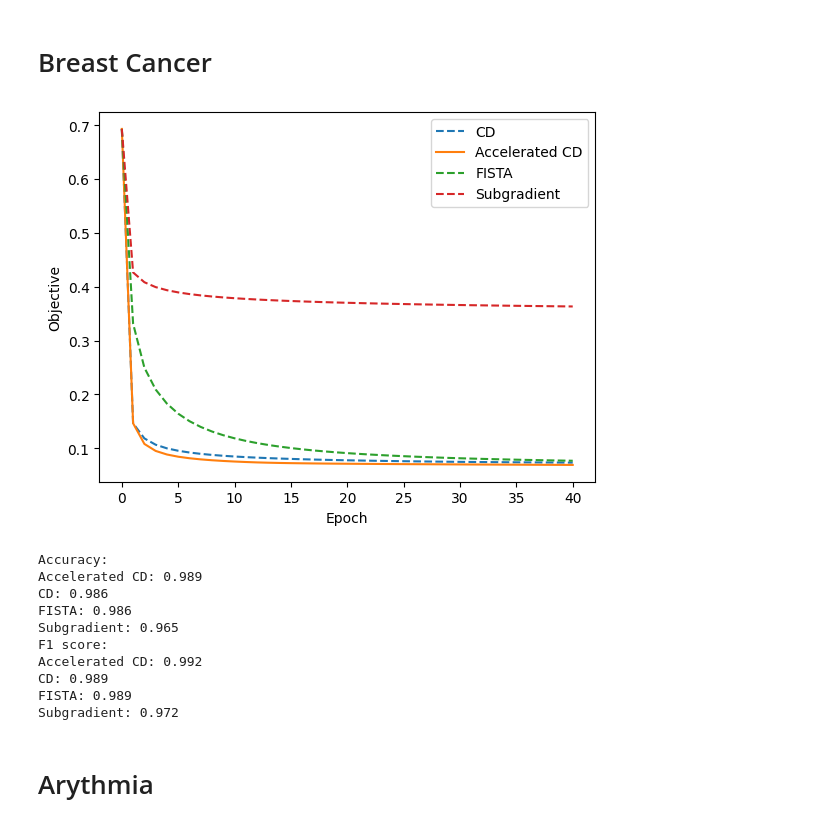
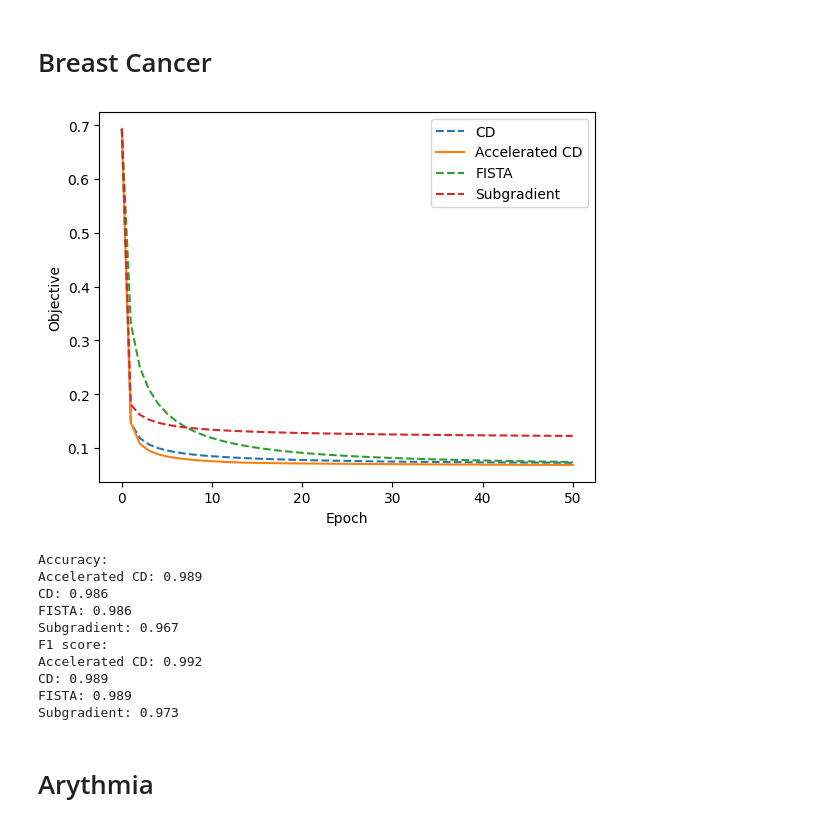
Before and after one commit to KarolinaMaczka/optymalizacja, a Jupyter notebook: tests.ipynb, the cells around one changed output. Drawn from its saved outputs; the diff is of its cells as text; code cells hidden in the pictures.

```diff
--- a/tests.ipynb
+++ b/tests.ipynb
@@ -9,24 +9,24 @@ from sklearn.preprocessing import StandardScaler
 # %%
 from sklearn.datasets import load_breast_cancer
 from sklearn.preprocessing import StandardScaler
 
 data = load_breast_cancer()
 X = StandardScaler().fit_transform(data.data)
 y = data.target.astype(float)
 
-plot_our_history(X, y, epochs=40, lam=1e-3)
+plot_our_history(X, y, epochs=50, lam=1e-3)
 # %% [output]
-[figure, old version]
+[figure, new version]
 Accuracy:
 Accelerated CD: 0.989
 CD: 0.986
 FISTA: 0.986
-Subgradient: 0.965
+Subgradient: 0.967
 F1 score:
 Accelerated CD: 0.992
 CD: 0.989
 FISTA: 0.989
-Subgradient: 0.972
+Subgradient: 0.973
 # %% [markdown]
 # Arythmia
 # %%
```
Also changed, not shown: parts of 5 cells of this notebook, 10 other files.
